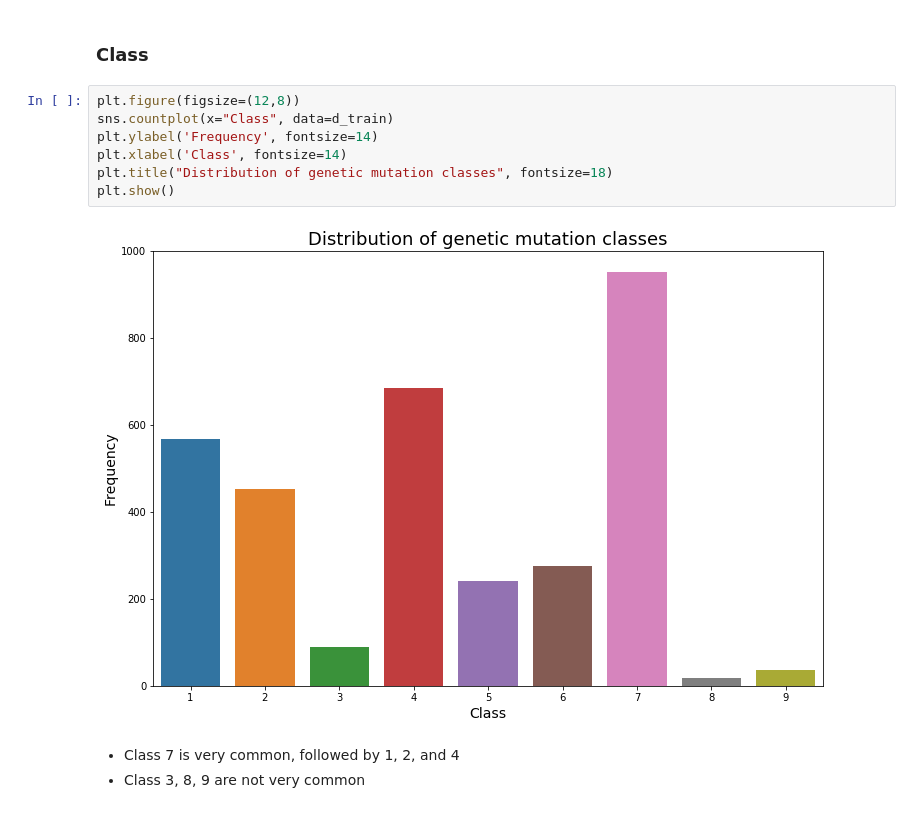
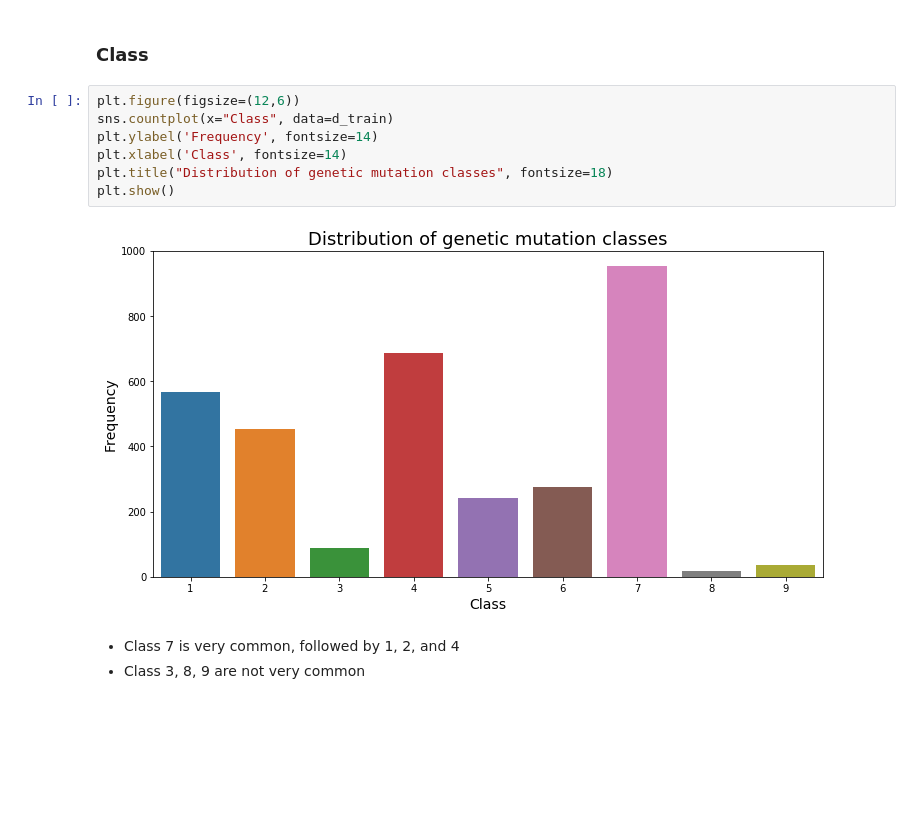
Before and after one commit to lriverawong/personalized-medicine-data-analysis, a Jupyter notebook: Final.ipynb, the cells around one changed output. Drawn from its saved outputs; the diff is of its cells as text; blank space fills up the shorter version.

```diff
--- a/Final.ipynb
+++ b/Final.ipynb
@@ -68,14 +68,14 @@ We know that there are no null values in the dataset.
 # %% [markdown]
 ### Class
 # %%
-plt.figure(figsize=(12,8))
+plt.figure(figsize=(12,6))
 sns.countplot(x="Class", data=d_train)
 plt.ylabel('Frequency', fontsize=14)
 plt.xlabel('Class', fontsize=14)
 plt.title("Distribution of genetic mutation classes", fontsize=18)
 plt.show()
 # %% [output]
-[figure, old version]
+[figure, new version]
 # %% [markdown]
 - Class 7 is very common, followed by 1, 2, and 4
 - Class 3, 8, 9 are not very common
```
Also changed, not shown: parts of 14 cells of this notebook.
